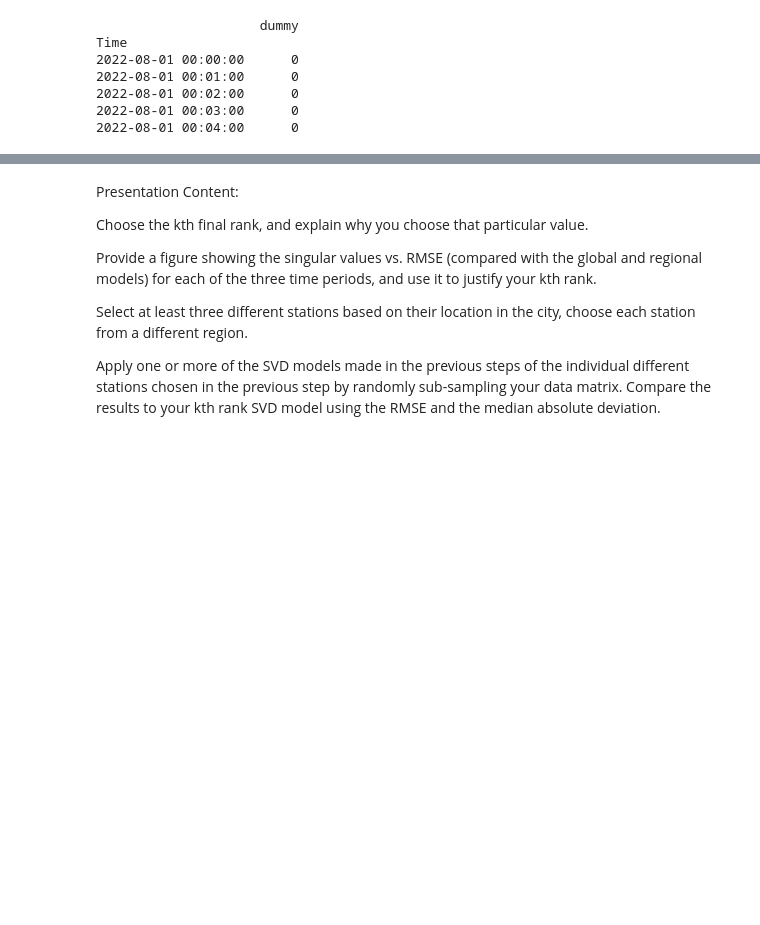
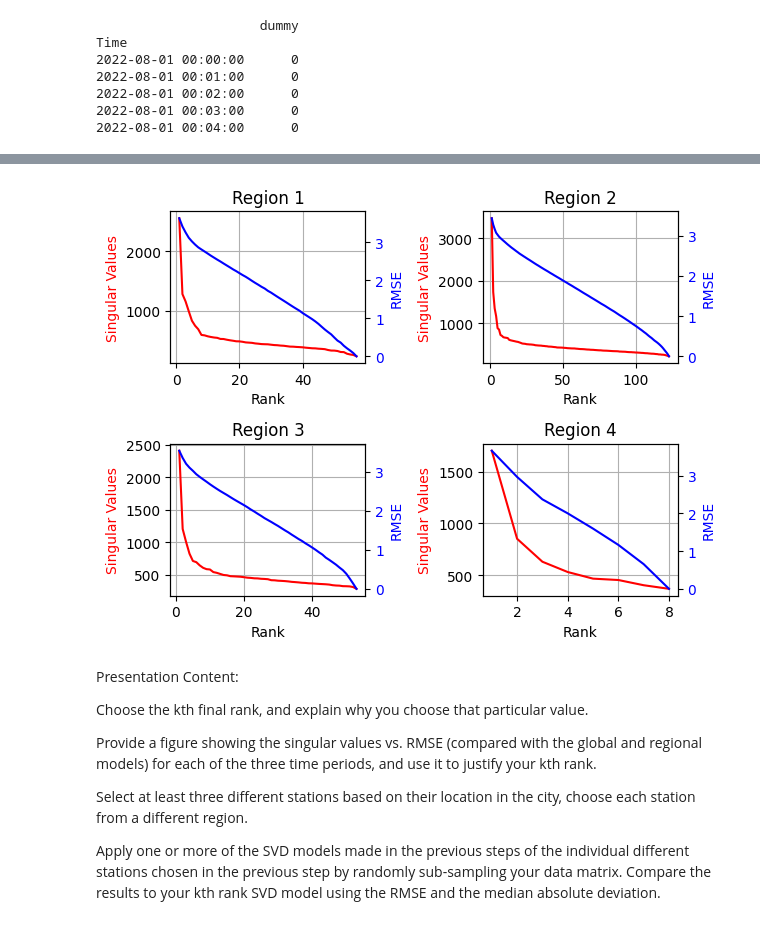
Before and after one commit to fahaerte/LSIES-FinalAssignment, a Jupyter notebook: Task3_SVDs.ipynb, the cells around one changed output, grey strips where cells are left out. Drawn from its saved outputs; the diff is of its cells as text; code cells hidden in the pictures; blank space fills up the shorter version.

Commit message:
Compute SVD, RMSE and SingValues for every region

```diff
--- a/Task3_SVDs.ipynb
+++ b/Task3_SVDs.ipynb
@@ -121,7 +103,7 @@ Time
 # %%
 list_df_inter = []
 df_counter = 0
-df_final = df_all_timestamps.drop('dummy', axis=1)
+df_all_data = df_all_timestamps.drop('dummy', axis=1)
 
 for df in list_df:
     df = df_all_timestamps.merge(df, how='left', on='Time')
@@ -134,6 +116,6 @@ for df in list_df:
     df = df.set_index('Time')
     df = df.resample('1T').mean()
     df_counter += 1
-    df_final = df_final.merge(df, how='left', on='Time')
+    df_all_data = df_all_data.merge(df, how='left', on='Time')
 
 del df_counter, df_all_timestamps, list_df
@@ -162,0 +122,9 @@ Time                       ...
+# %%
+d = {'sensor names':sensor_names,'region':region_list}
+sensors = pd.DataFrame(d)
+sensors_region1 = sensors[sensors['region'] == 1]['sensor names']
+sensors_region2 = sensors[sensors['region'] == 2]['sensor names']
+sensors_region3 = sensors[sensors['region'] == 3]['sensor names']
+sensors_region4 = sensors[sensors['region'] == 4]['sensor names']
+
+print(df_all_data[sensors_region1])
@@ -223,3 +209,44 @@ plt.show()
+# %%
+amount_sing_val_reg1[0] = amount_sing_val_reg1[1] * 2
+amount_sing_val_reg2[0] = amount_sing_val_reg2[1] * 2
+amount_sing_val_reg3[0] = amount_sing_val_reg3[1] * 2
+amount_sing_val_reg4[0] = amount_sing_val_reg4[1] * 2
+# %%
+def init_ax(ax, rank_values, rmse_values, sing_values, color1, color2):
+  ax.set_xlabel('Rank')
+  ax.set_ylabel('Singular Values', color=color1)
+  ax.plot(rank_values, sing_values, color=color1)
+  ax2 = ax.twinx()
+  ax2.set_ylabel('RMSE', color=color2)
+  ax2.plot(rank_values, rmse_values, color=color2)
+  ax2.tick_params(axis='y', labelcolor=color2)
+  ax.grid(True)
+  ax2.grid(False)
+  return ax
+
+rank_range_reg1 = range(1, len(rmse_list_reg1) + 1)
+rank_range_reg2 = range(1, len(rmse_list_reg2) + 1)
+rank_range_reg3 = range(1, len(rmse_list_reg3) + 1)
+rank_range_reg4 = range(1, len(rmse_list_reg4) + 1)
+
+color1 = 'r'
+color2 = 'b'
+
+fig, ax = plt.subplots(2,2)
+ax[0, 0] = init_ax(ax[0, 0], rank_range_reg1, rmse_list_reg1, amount_sing_val_reg1, color1, color2)
+ax[0, 1] = init_ax(ax[0, 1], rank_range_reg2, rmse_list_reg2, amount_sing_val_reg2, color1, color2)
+ax[1, 0] = init_ax(ax[1, 0], rank_range_reg3, rmse_list_reg3, amount_sing_val_reg3, color1, color2)
+ax[1, 1] = init_ax(ax[1, 1], rank_range_reg4, rmse_list_reg4, amount_sing_val_reg4, color1, color2)
+
+ax[0, 0].set_title('Region 1')
+ax[0, 1].set_title('Region 2')
+ax[1, 0].set_title('Region 3')
+ax[1, 1].set_title('Region 4')
+
+fig.tight_layout()
+plt.show()
+# %% [output]
+[figure, added]
 # %% [markdown]
 Presentation Content:
 
```
Also changed, not shown: parts of 9 cells of this notebook.
